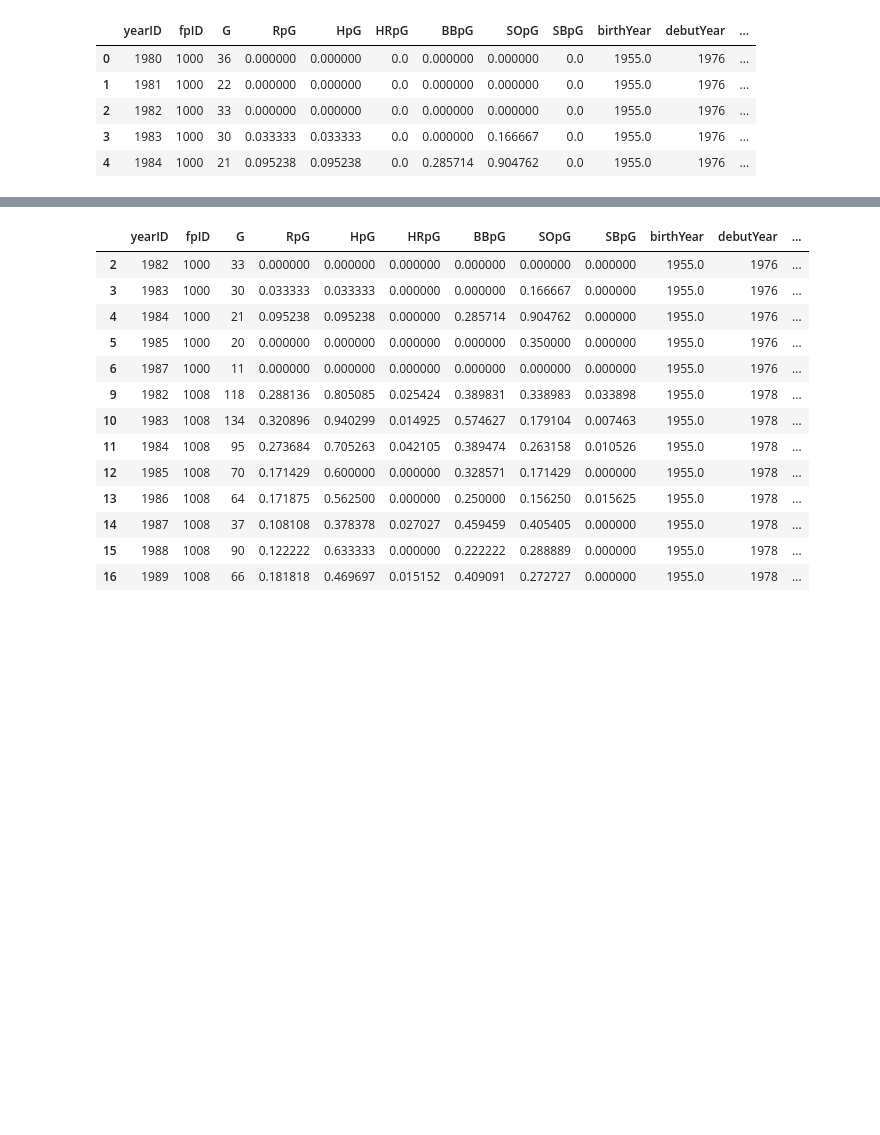
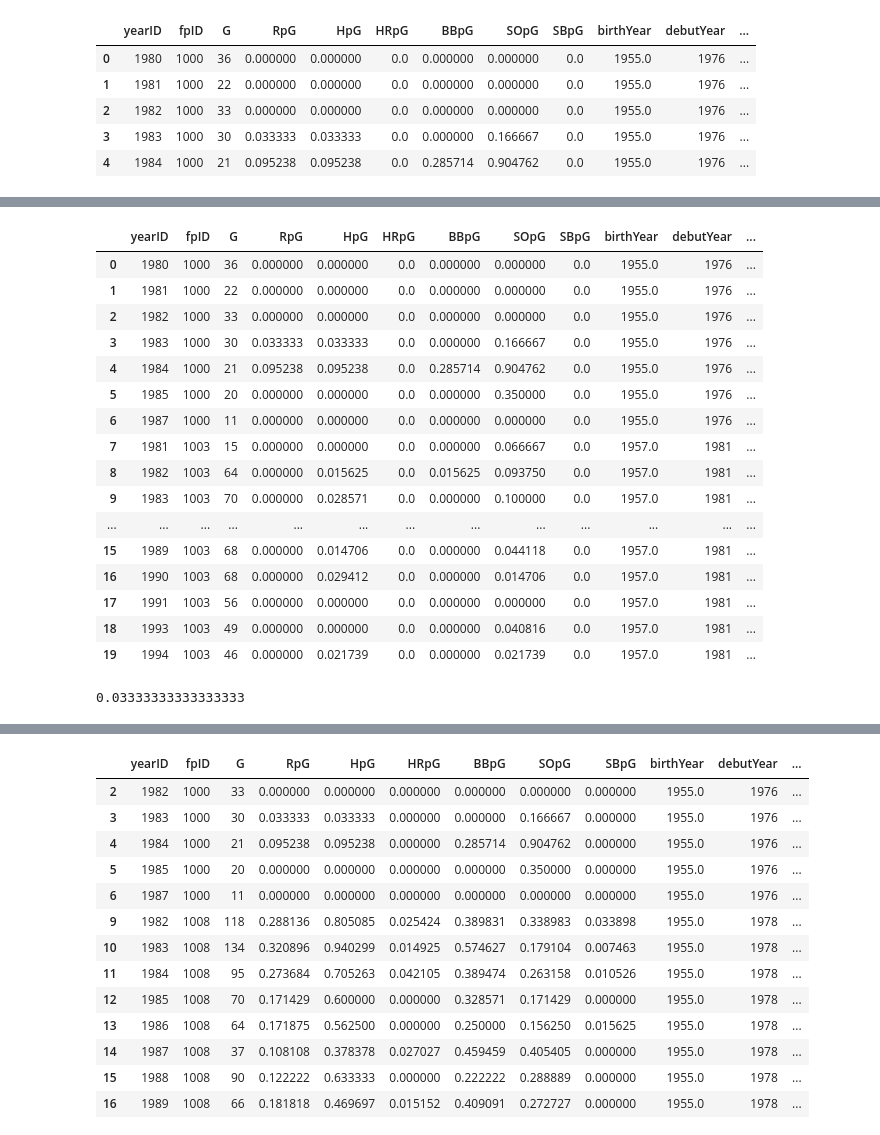
Before and after one commit to abasaltr/Baseball_Learning, a Jupyter notebook: baseball-v1/sandbox/nick/PlayerBattingML.ipynb, the cells around one changed output, grey strips where cells are left out. Cells and saved outputs as stored; diff of their text form; code cells hidden in the pictures; blank space fills up the shorter version.

```diff
--- a/baseball-v1/sandbox/nick/PlayerBattingML.ipynb
+++ b/baseball-v1/sandbox/nick/PlayerBattingML.ipynb
@@ -180,0 +206,28 @@ print(oneYearRpG)
+# %%
+#  Sort by player and year - to get career all together
+sortedBatting = mergedBatting.sort_values(by = ["fpID", "yearID"])
+sortedBatting = sortedBatting.reset_index(drop=True)
+sortedBatting.head(20)
+# %% [output]
+|  | yearID | fpID | G | RpG | HpG | HRpG | BBpG | SOpG | SBpG | birthYear | debutYear | ... |
+| 0 | 1980 | 1000 | 36 | 0.000000 | 0.000000 | 0.0 | 0.000000 | 0.000000 | 0.0 | 1955.0 | 1976 | ... |
+| 1 | 1981 | 1000 | 22 | 0.000000 | 0.000000 | 0.0 | 0.000000 | 0.000000 | 0.0 | 1955.0 | 1976 | ... |
+| 2 | 1982 | 1000 | 33 | 0.000000 | 0.000000 | 0.0 | 0.000000 | 0.000000 | 0.0 | 1955.0 | 1976 | ... |
+| 3 | 1983 | 1000 | 30 | 0.033333 | 0.033333 | 0.0 | 0.000000 | 0.166667 | 0.0 | 1955.0 | 1976 | ... |
+| 4 | 1984 | 1000 | 21 | 0.095238 | 0.095238 | 0.0 | 0.285714 | 0.904762 | 0.0 | 1955.0 | 1976 | ... |
+| 5 | 1985 | 1000 | 20 | 0.000000 | 0.000000 | 0.0 | 0.000000 | 0.350000 | 0.0 | 1955.0 | 1976 | ... |
+| 6 | 1987 | 1000 | 11 | 0.000000 | 0.000000 | 0.0 | 0.000000 | 0.000000 | 0.0 | 1955.0 | 1976 | ... |
+| 7 | 1981 | 1003 | 15 | 0.000000 | 0.000000 | 0.0 | 0.000000 | 0.066667 | 0.0 | 1957.0 | 1981 | ... |
+| 8 | 1982 | 1003 | 64 | 0.000000 | 0.015625 | 0.0 | 0.015625 | 0.093750 | 0.0 | 1957.0 | 1981 | ... |
+| 9 | 1983 | 1003 | 70 | 0.000000 | 0.028571 | 0.0 | 0.000000 | 0.100000 | 0.0 | 1957.0 | 1981 | ... |
+| ... | ... | ... | ... | ... | ... | ... | ... | ... | ... | ... | ... | ... |
+| 15 | 1989 | 1003 | 68 | 0.000000 | 0.014706 | 0.0 | 0.000000 | 0.044118 | 0.0 | 1957.0 | 1981 | ... |
+| 16 | 1990 | 1003 | 68 | 0.000000 | 0.029412 | 0.0 | 0.000000 | 0.014706 | 0.0 | 1957.0 | 1981 | ... |
+| 17 | 1991 | 1003 | 56 | 0.000000 | 0.000000 | 0.0 | 0.000000 | 0.000000 | 0.0 | 1957.0 | 1981 | ... |
+| 18 | 1993 | 1003 | 49 | 0.000000 | 0.000000 | 0.0 | 0.000000 | 0.040816 | 0.0 | 1957.0 | 1981 | ... |
+| 19 | 1994 | 1003 | 46 | 0.000000 | 0.021739 | 0.0 | 0.000000 | 0.021739 | 0.0 | 1957.0 | 1981 | ... |
+# %%
+var = sortedBatting.iloc[3]["RpG"]
+print(var)
+# %% [output]
+0.03333333333333333
```
Also changed, not shown: parts of 20 cells of this notebook, 3 other files.
